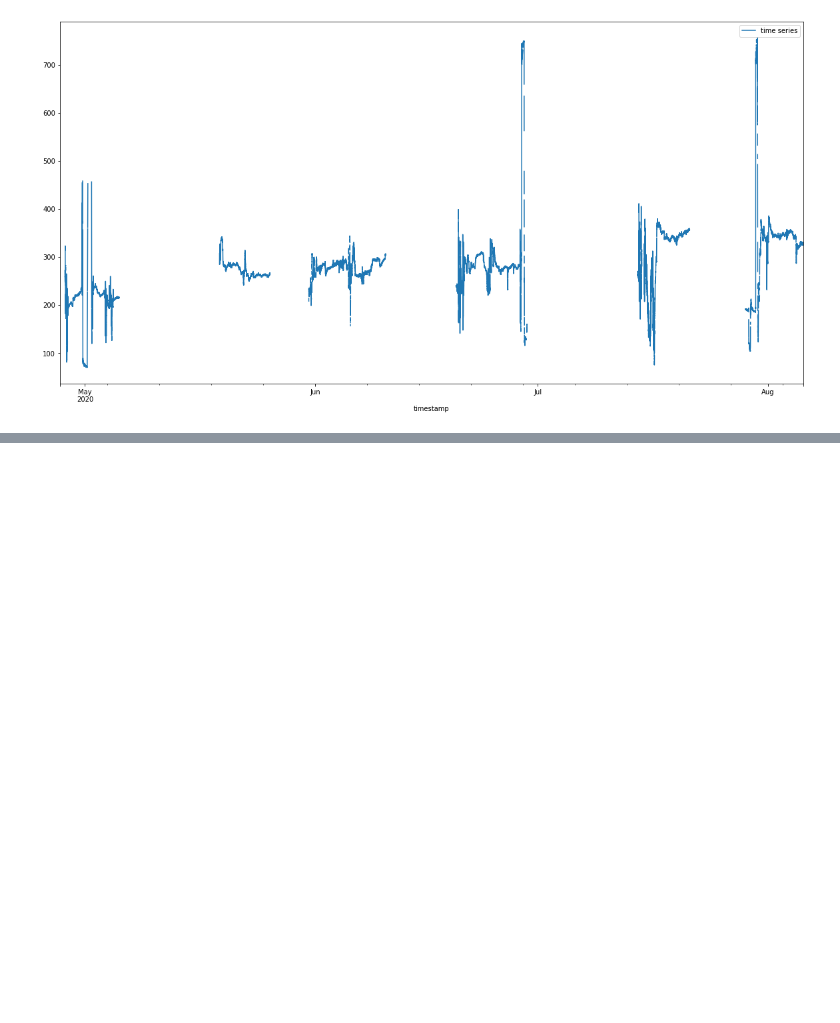
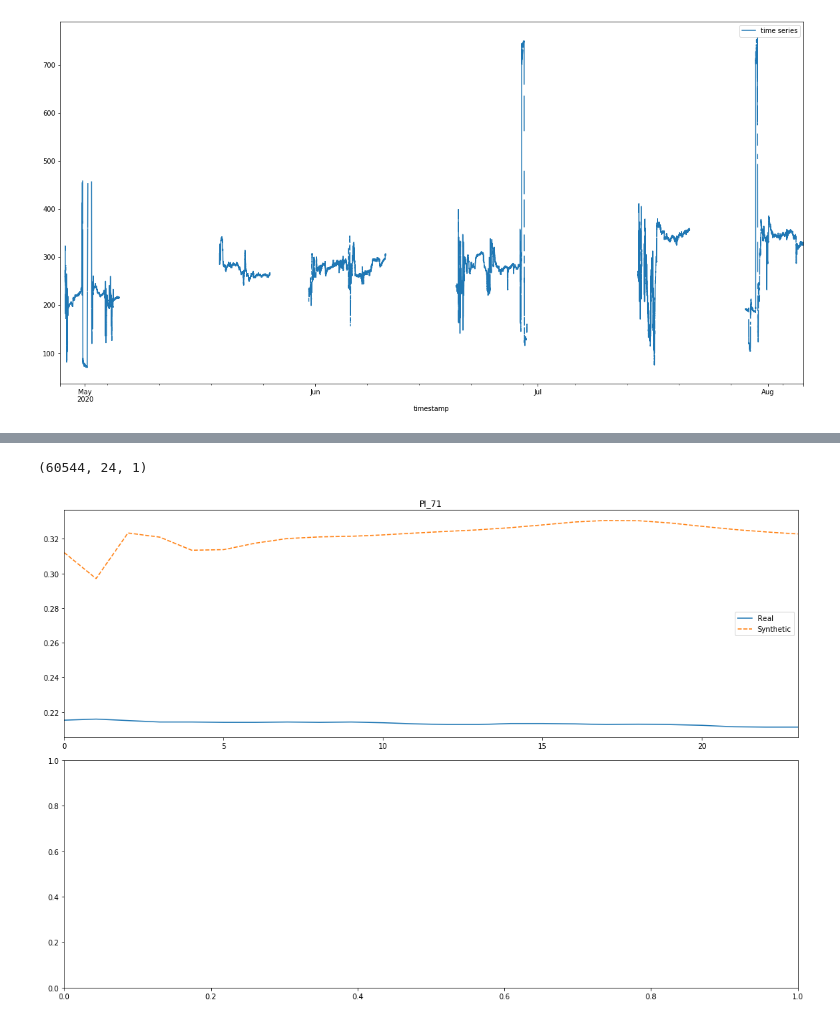
Before and after one commit to FranVV-Ecu/chemtech, a Jupyter notebook: Anomaly detection .ipynb, the cells around one changed output, grey strips where cells are left out. Drawn from its saved outputs; the diff is of its cells as text; code cells hidden in the pictures; blank space fills up the shorter version.

Commit message:
nn trained

```diff
--- a/Anomaly detection .ipynb
+++ b/Anomaly detection .ipynb
@@ -104,0 +170,15 @@ plt.grid()
+# %%
+#Specific to TimeGANs
+seq_len=24
+n_seq = 1
+hidden_dim=24
+gamma=1
+
+noise_dim = 32
+dim = 128
+batch_size = 128
+
+log_step = 100
+learning_rate = 5e-4
+
+gan_args = [batch_size, learning_rate, noise_dim, 24, 2, (0, 1), dim]
@@ -104,0 +206,3 @@ plt.grid()
+# %%
+procceses_data = real_data_loading(df.values, seq_len= seq_len)
+print(len(procceses_data ),procceses_data[0].shape)
@@ -104,0 +211,4 @@ plt.grid()
+# %%
+synth = TimeGAN(model_parameters=gan_args, hidden_dim=24, seq_len=seq_len, n_seq=n_seq, gamma=1)
+synth.train(procceses_data , train_steps=100)
+synth.save('synthesizer_PI_71.pkl')
@@ -104,0 +218,25 @@ plt.grid()
+# %%
+synth_data = synth.sample(len(procceses_data))
+print(synth_data.shape)
+# %% [output]
+(60544, 24, 1)
+# %%
+#Reshaping the data
+cols = ['PI_71']
+
+#Plotting some generated samples. Both Synthetic and Original data are still standartized with values between [0,1]
+fig, axes = plt.subplots(nrows=2, ncols=1, figsize=(15, 10))
+axes=axes.flatten()
+
+time = list(range(1,len(procceses_data)))
+obs = np.random.randint(len(procceses_data))
+
+for j, col in enumerate(cols):
+    df = pd.DataFrame({'Real': procceses_data[obs][:, j],
+                   'Synthetic': synth_data[obs][:, j]})
+    df.plot(ax=axes[j],
+            title = col,
+            secondary_y='Synthetic data', style=['-', '--'])
+fig.tight_layout()
+# %% [output]
+[figure, added]
```
Also changed, not shown: parts of 14 cells of this notebook, 1 other file.
